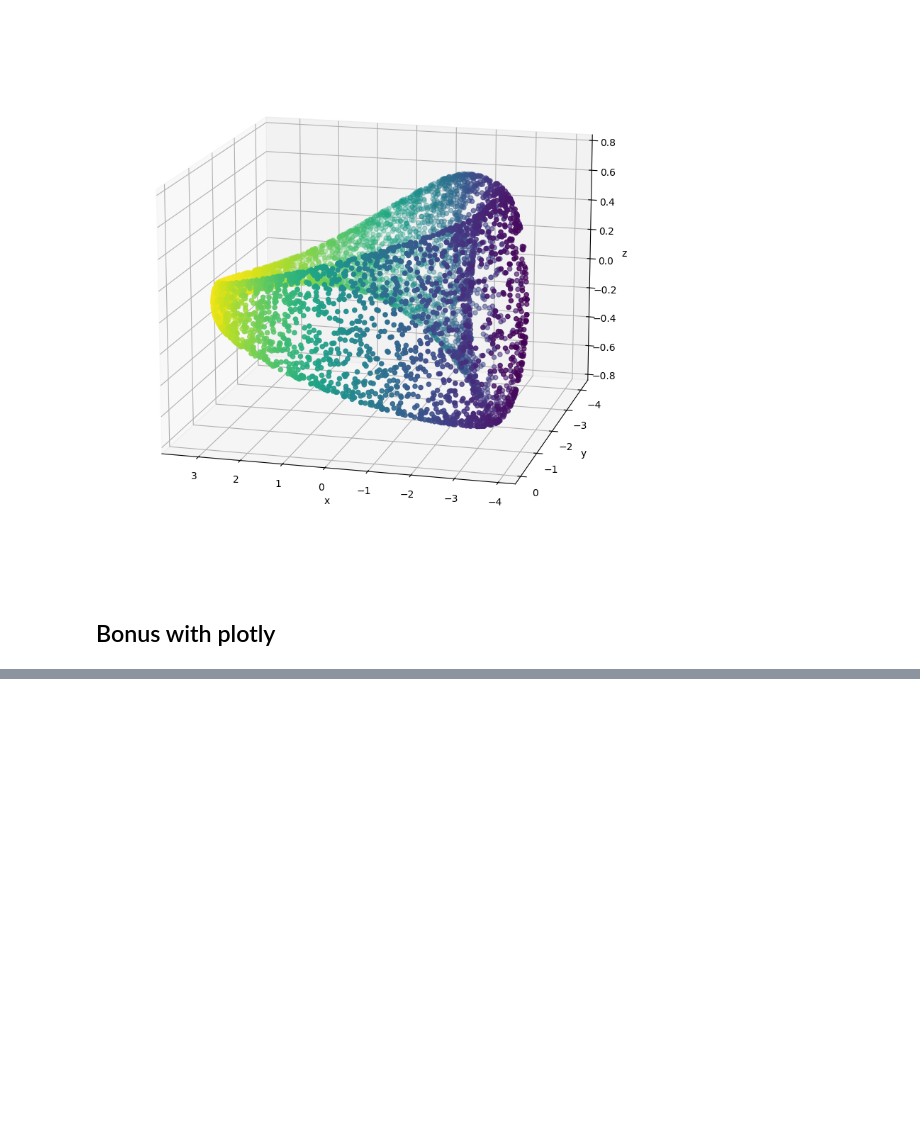
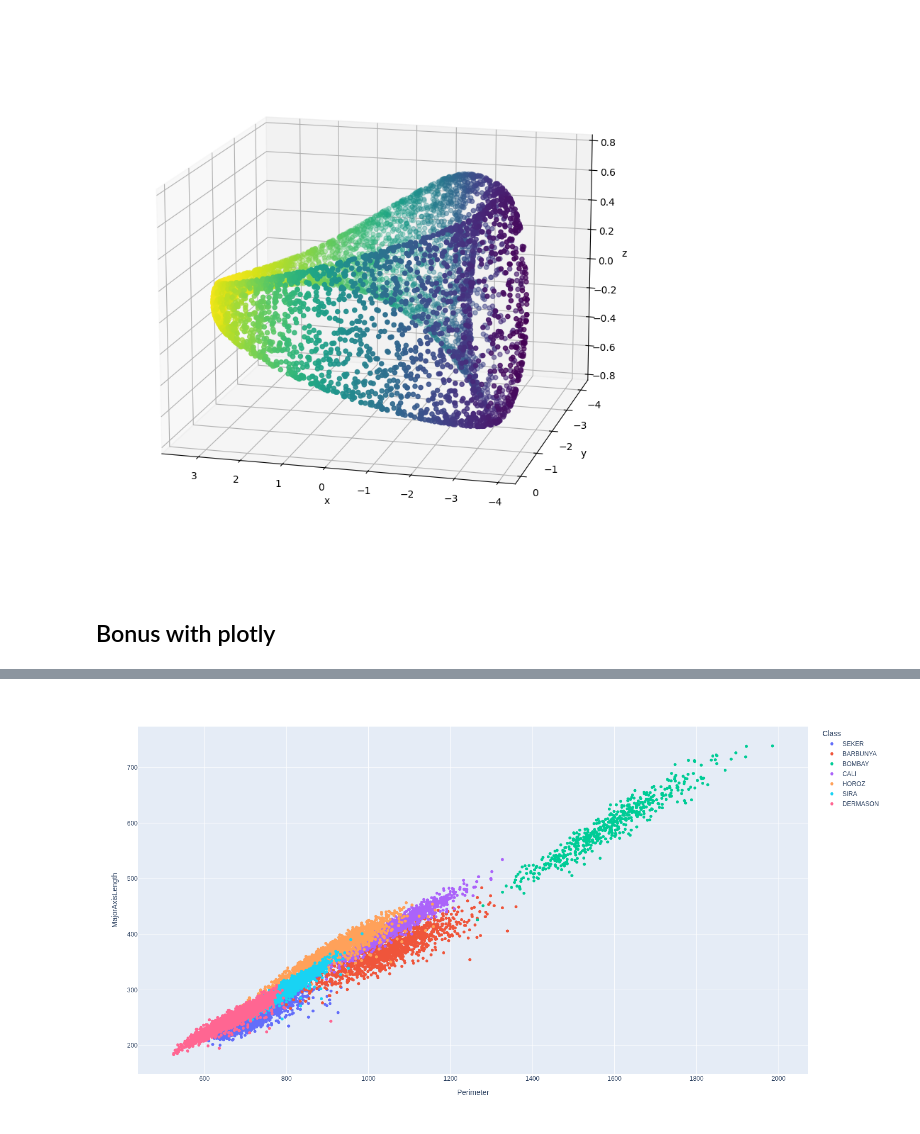
Before and after one commit to enricosavorgnan/2025_unsupervised_learning, a Jupyter notebook: Notebooks/Lab1-DataGeneration.ipynb, the cells around one changed output, grey strips where cells are left out. Saved outputs shown, nothing was run; the diff lists cells and outputs as text; code cells hidden in the pictures; blank space fills up the shorter version.

```diff
--- a/Notebooks/Lab1-DataGeneration.ipynb
+++ b/Notebooks/Lab1-DataGeneration.ipynb
@@ -252,0 +253,5 @@ fig.show()
+# %%
+import pandas as pd
+df = pd.read_excel("../Datasets/Dry_Bean_Dataset.xlsx")
+
+df.head()
@@ -252,0 +265,6 @@ fig.show()
+# %%
+fig = px.scatter(df, x = "Perimeter", y = "MajorAxisLength", color = "Class")
+fig.update_layout( width = 800, height = 800)
+fig.show()
+# %% [output]
+[figure, added]
```
Also changed, not shown: parts of 3 cells of this notebook, 3 other files.
